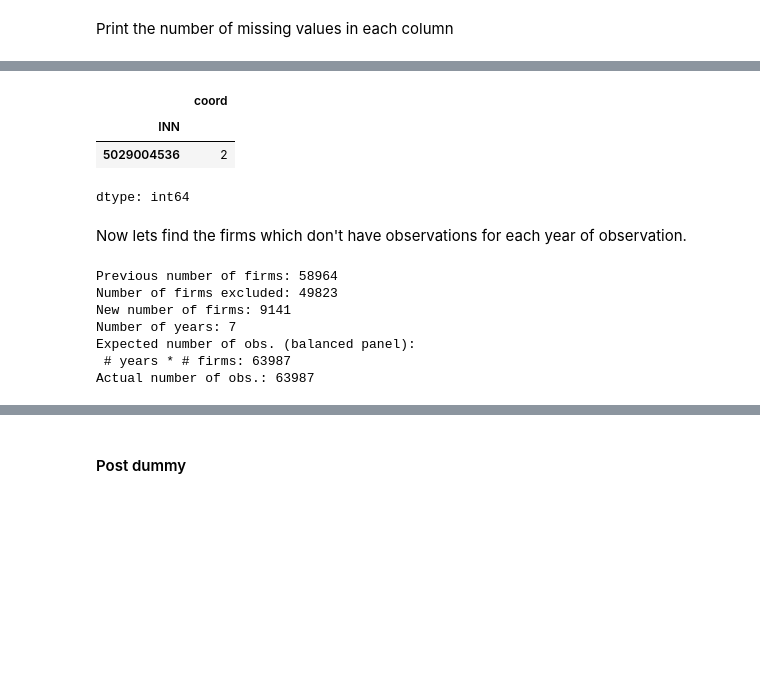
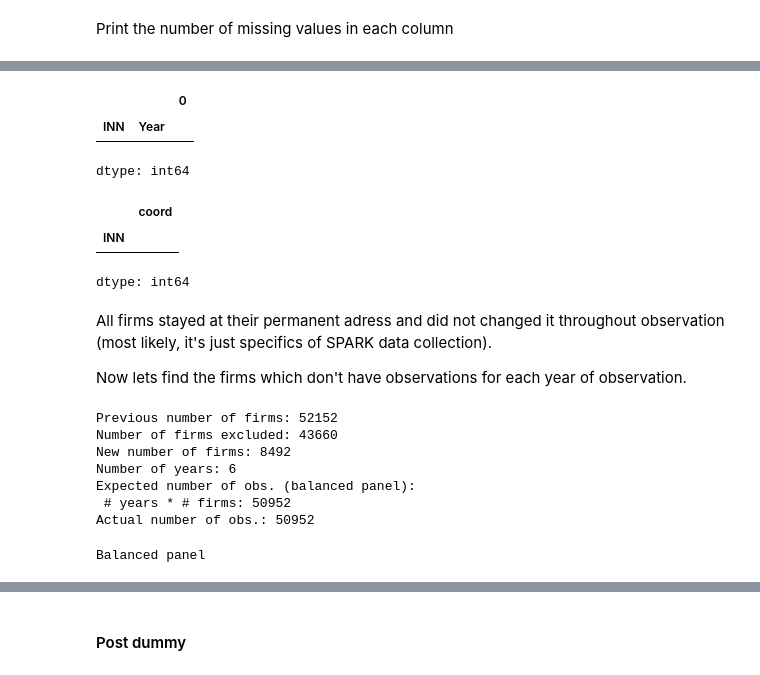
Before and after one commit to Nick-Pupkin/Master_Thesis, a Jupyter notebook: Data_Cleaning_colab.ipynb, the cells around one changed output, grey strips where cells are left out. Cells and saved outputs as stored; diff of their text form; code cells hidden in the pictures; blank space fills up the shorter version.

```diff
--- a/Data_Cleaning_colab.ipynb
+++ b/Data_Cleaning_colab.ipynb
@@ -229,0 +459,5 @@ balanced_df = balanced_df[(balanced_df['Capital'] > 0) & (balanced_df['Output']
+# %%
+# Keep only rows where 'capital' > 0 and 'output' > 0
+balanced_df = \
+balanced_df[(balanced_df['Capital'] > 0) & (balanced_df['Output'] > 0)& (balanced_df['Labor'] > 0)]
+print(f'Dataframe shape: {balanced_df.shape}')
@@ -244,13 +498,22 @@ dtype: int64
+# %%
+duplicates = balanced_df.groupby(['INN', 'Year']).size()
+duplicates[duplicates > 1]
+# %% [output]
+|  |  | 0 |
+| INN | Year |  |
+dtype: int64
 # %%
+# Drop all firms with NaNs in any columns
+balanced_df = balanced_df.dropna()
+
 # Check if every firm has a permanent adress (required for spatial weights
 # to be time-invariant)
 num_adress = balanced_df.groupby("INN")["coord"].nunique()
 
 # Find identifiers where multiple unique values exist
 changed_adress_firms = num_adress[num_adress > 1]
 changed_adress_firms
 # %% [output]
 |  | coord |
 | INN |  |
-| 5029004536 | 2 |
 dtype: int64
@@ -260,4 +520,6 @@ balanced_df = balanced_df[~balanced_df["INN"].isin(changed_adress_firms)]
 # %% [markdown]
+All firms stayed at their permanent adress and did not changed it throughout observation (most likely, it's just specifics of SPARK data collection).
+
 Now lets find the firms which don't have observations for each year of observation.
 # %%
 # Define the expected range of years
@@ -277,15 +539,21 @@ balanced_df = balanced_df[~balanced_df["INN"].isin(firms_to_exclude)]
 print(f"Previous number of firms: {len(missing_years_firms)}")
 print(f"Number of firms excluded: {len(firms_to_exclude)}")
 print(f"New number of firms: {len(missing_years_firms) -len(firms_to_exclude)}")
-print(f"Number of years: {7}")
+print(f"Number of years: {len(balanced_df['Year'].unique())}")
 print(f"Expected number of obs. (balanced panel):\n \
-# years * # firms: {(len(missing_years_firms) -len(firms_to_exclude))*7}")
+# years * # firms: {(len(missing_years_firms) -len(firms_to_exclude))*len(balanced_df['Year'].unique())}")
 print(f"Actual number of obs.: {balanced_df.shape[0]}")
 # %% [output]
-Previous number of firms: 58964
-Number of firms excluded: 49823
-New number of firms: 9141
-Number of years: 7
+Previous number of firms: 52152
+Number of firms excluded: 43660
+New number of firms: 8492
+Number of years: 6
 Expected number of obs. (balanced panel):
- # years * # firms: 63987
-Actual number of obs.: 63987
+ # years * # firms: 50952
+Actual number of obs.: 50952
+# %%
+panel_counts = balanced_df.groupby('INN')['Year'].nunique()
+is_balanced = panel_counts.nunique() == 1
+print("Balanced panel" if is_balanced else "Unbalanced panel")
+# %% [output]
+Balanced panel
```
Also changed, not shown: parts of 47 cells of this notebook, 5 other files.
